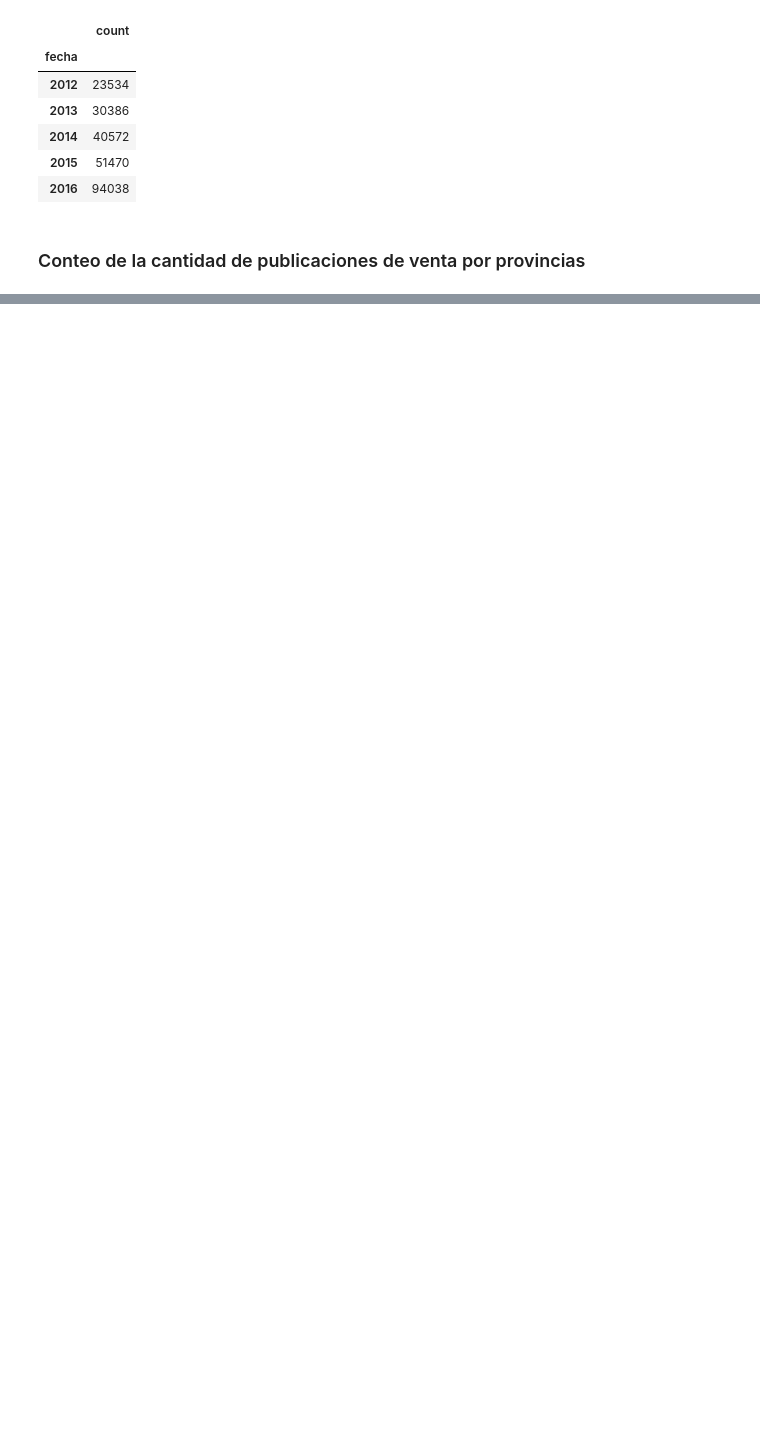
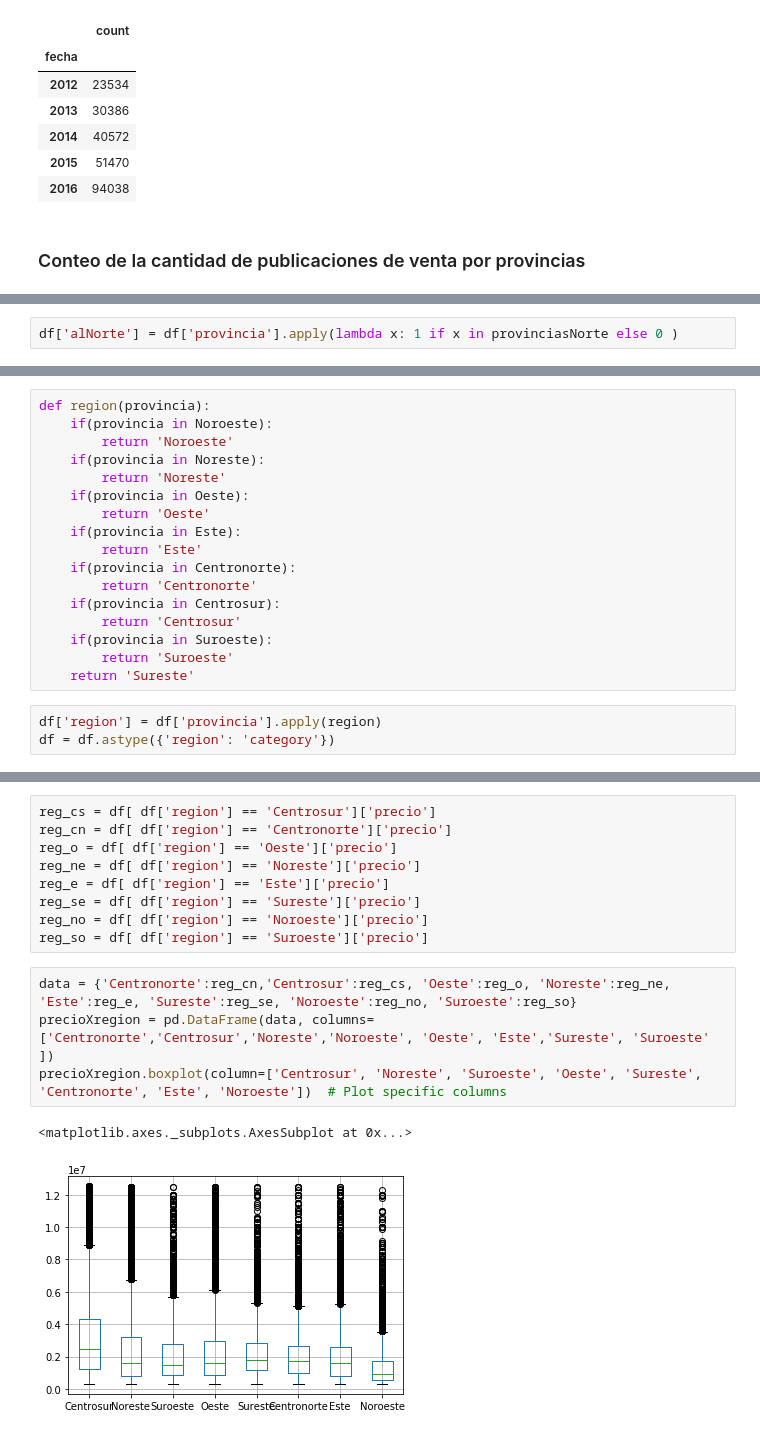
Before and after one commit to sebapenna/OrganizacionDeDatos, a Jupyter notebook: Analisis Ivo.ipynb, the cells around one changed output, grey strips where cells are left out. Saved outputs shown, nothing was run; the diff lists cells and outputs as text; blank space fills up the shorter version.

```diff
--- a/Analisis Ivo.ipynb
+++ b/Analisis Ivo.ipynb
@@ -167,0 +313,2 @@ provincias.head()
+# %%
+df['alNorte'] = df['provincia'].apply(lambda x: 1 if x in provinciasNorte else 0 )
@@ -167,0 +322,20 @@ provincias.head()
+# %%
+def region(provincia):
+    if(provincia in Noroeste):
+        return 'Noroeste'
+    if(provincia in Noreste):
+        return 'Noreste'
+    if(provincia in Oeste):
+        return 'Oeste'
+    if(provincia in Este):
+        return 'Este'
+    if(provincia in Centronorte):
+        return 'Centronorte'
+    if(provincia in Centrosur):
+        return 'Centrosur'
+    if(provincia in Suroeste):
+        return 'Suroeste'
+    return 'Sureste'
+# %%
+df['region'] = df['provincia'].apply(region)
+df = df.astype({'region': 'category'})
@@ -167,0 +366,16 @@ provincias.head()
+# %%
+reg_cs = df[ df['region'] == 'Centrosur']['precio']
+reg_cn = df[ df['region'] == 'Centronorte']['precio']
+reg_o = df[ df['region'] == 'Oeste']['precio']
+reg_ne = df[ df['region'] == 'Noreste']['precio']
+reg_e = df[ df['region'] == 'Este']['precio']
+reg_se = df[ df['region'] == 'Sureste']['precio']
+reg_no = df[ df['region'] == 'Noroeste']['precio']
+reg_so = df[ df['region'] == 'Suroeste']['precio']
+# %%
+data = {'Centronorte':reg_cn,'Centrosur':reg_cs, 'Oeste':reg_o, 'Noreste':reg_ne, 'Este':reg_e, 'Sureste':reg_se, 'Noroeste':reg_no, 'Suroeste':reg_so}
+precioXregion = pd.DataFrame(data, columns=['Centronorte','Centrosur','Noreste','Noroeste', 'Oeste', 'Este','Sureste', 'Suroeste' ])
+precioXregion.boxplot(column=['Centrosur', 'Noreste', 'Suroeste', 'Oeste', 'Sureste', 'Centronorte', 'Este', 'Noroeste'])  # Plot specific columns
+# %% [output]
+<matplotlib.axes._subplots.AxesSubplot at 0x...>
+[figure, added]
```
Also changed, not shown: parts of 33 cells of this notebook, 2 other files.
